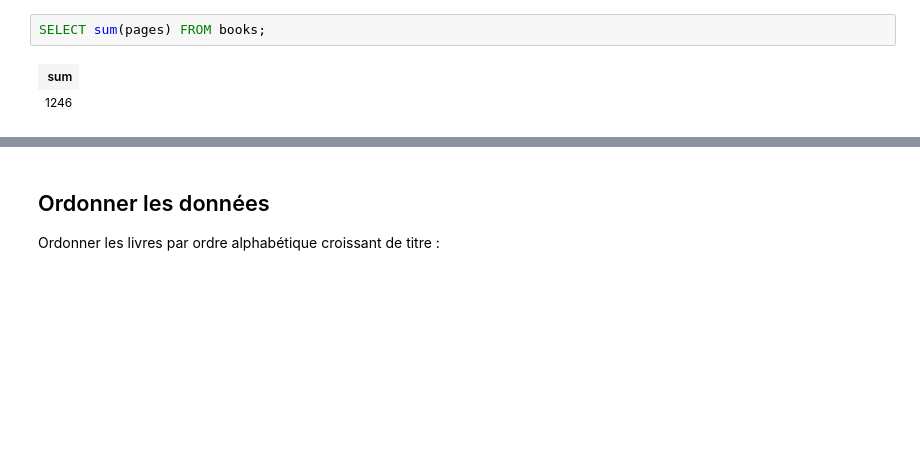
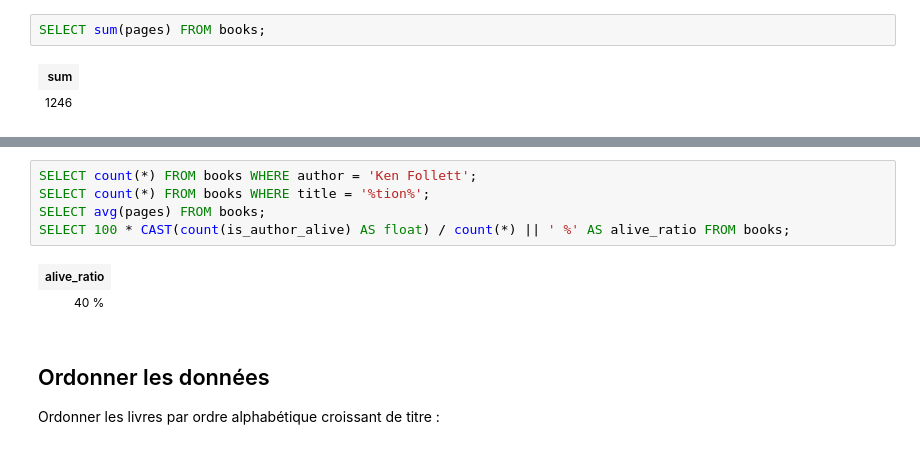
Before and after one commit to noripyt/cours, a Jupyter notebook: bases-de-données/Bases de données.ipynb, the cells around one changed output, grey strips where cells are left out. Drawn from its saved outputs; the diff is of its cells as text; blank space fills up the shorter version.

```diff
--- a/bases-de-données/Bases de données.ipynb
+++ b/bases-de-données/Bases de données.ipynb
@@ -484,3 +552,11 @@ SELECT sum(pages) FROM books;
+# %%
+SELECT count(*) FROM books WHERE author = 'Ken Follett';
+SELECT count(*) FROM books WHERE title = '%tion%';
+SELECT avg(pages) FROM books;
+SELECT 100 * CAST(count(is_author_alive) AS float) / count(*) || ' %' AS alive_ratio FROM books;
+# %% [output]
+| alive_ratio |
+| 40 % |
 # %% [markdown]
 ## Ordonner les données
 
```
Also changed, not shown: parts of 34 cells of this notebook.
